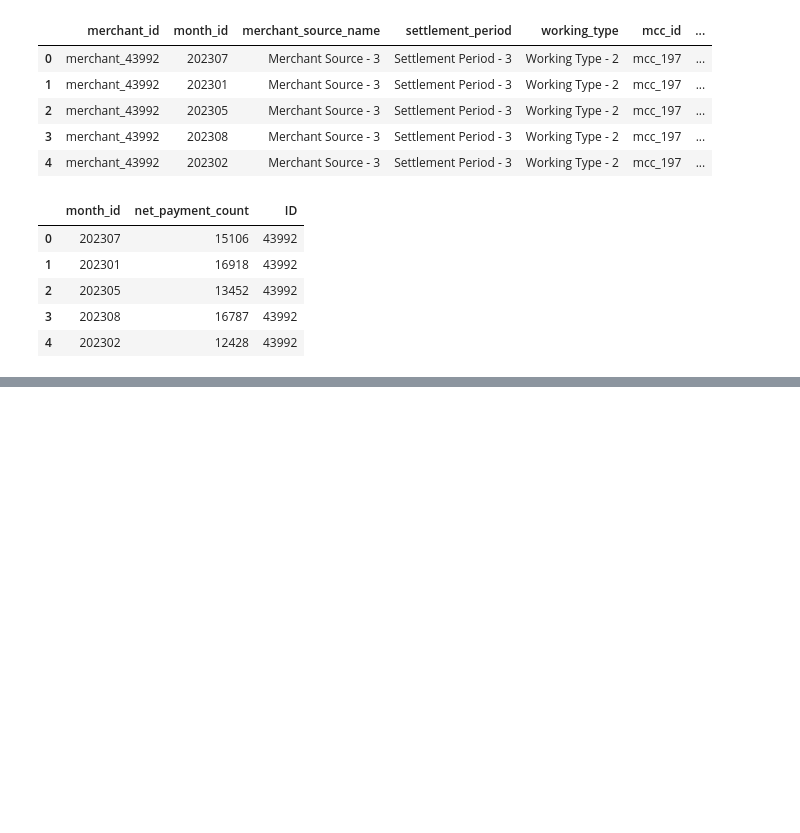
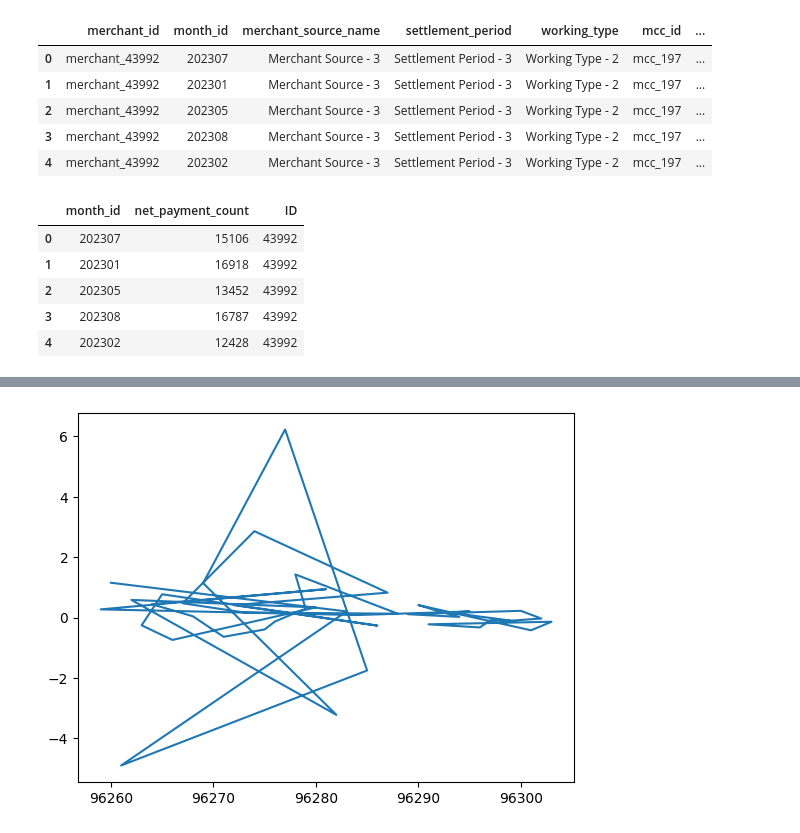
Before and after one commit to seydanurkayir/iyzico-datathon, a Jupyter notebook: time-series.ipynb, the cells around one changed output, grey strips where cells are left out. Cells and saved outputs as stored; diff of their text form; code cells hidden in the pictures; blank space fills up the shorter version.

```diff
--- a/time-series.ipynb
+++ b/time-series.ipynb
@@ -56,0 +77,14 @@ train.head(10)
+# %%
+data = train[train['ID'] == '33179' ]
+merchant_data = data.sort_values(by=['month_id'])
+merchant_data
+# Log dönüşümü yapın
+ts_log = np.log(merchant_data['net_payment_count'])
+#plt.plot(ts_log)
+
+# İlk farkı alın (differencing)
+ts_log_diff = ts_log - ts_log.shift()
+plt.plot(ts_log_diff)
+ts_log_diff.dropna(inplace=True)
+# %% [output]
+[figure, added]
```
Also changed, not shown: parts of 41 cells of this notebook, 3 other files.
